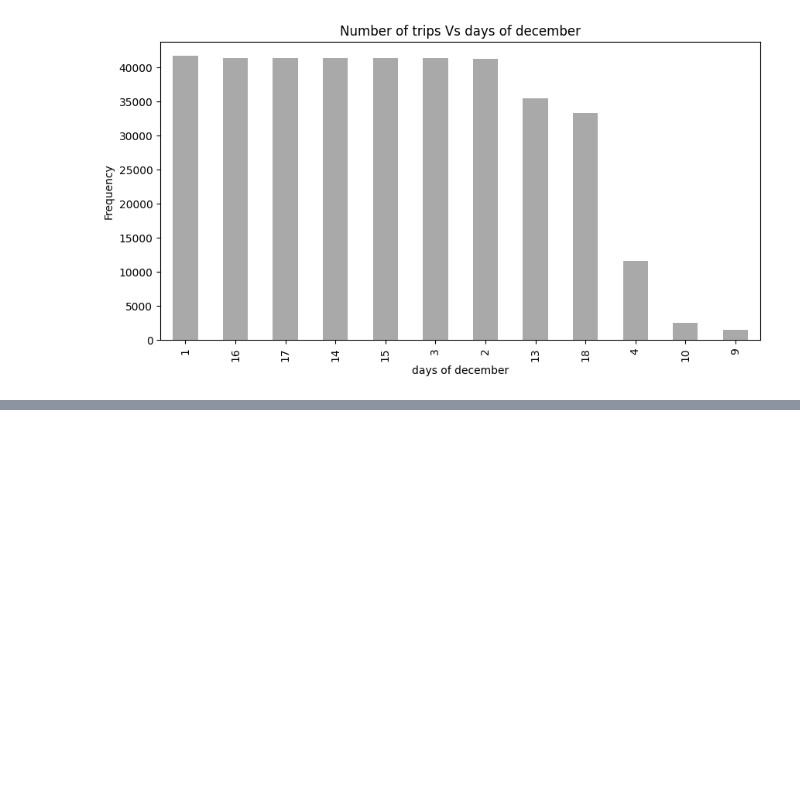
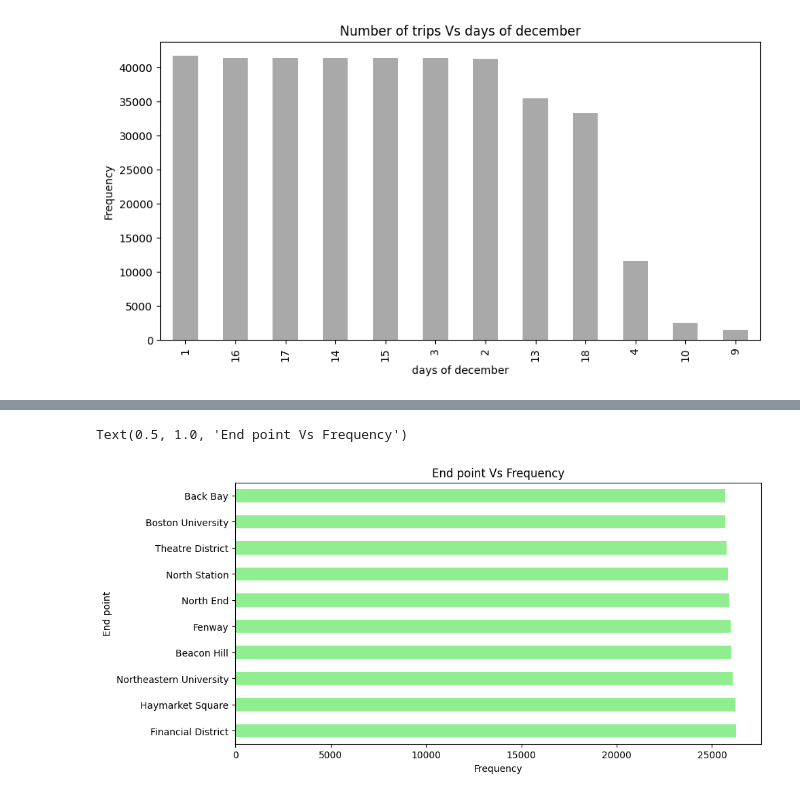
Before and after one commit to adarshkhub/Uber_Analysis, a Jupyter notebook: UberAnalysisProj.ipynb, the cells around one changed output, grey strips where cells are left out. Saved outputs shown, nothing was run; the diff lists cells and outputs as text; code cells hidden in the pictures; blank space fills up the shorter version.

```diff
--- a/UberAnalysisProj.ipynb
+++ b/UberAnalysisProj.ipynb
@@ -233,0 +243,9 @@ Text(0.5, 1.0, 'Number of trips Vs days of december')
+# %%
+months = data['destination'].value_counts().nlargest(10)
+months.plot(kind='barh',color='lightgreen',figsize=(10,5))
+plt.xlabel('Frequency')
+plt.ylabel('End point')
+plt.title('End point Vs Frequency')
+# %% [output]
+Text(0.5, 1.0, 'End point Vs Frequency')
+[figure, added]
```
Also changed, not shown: parts of 4 cells of this notebook.
